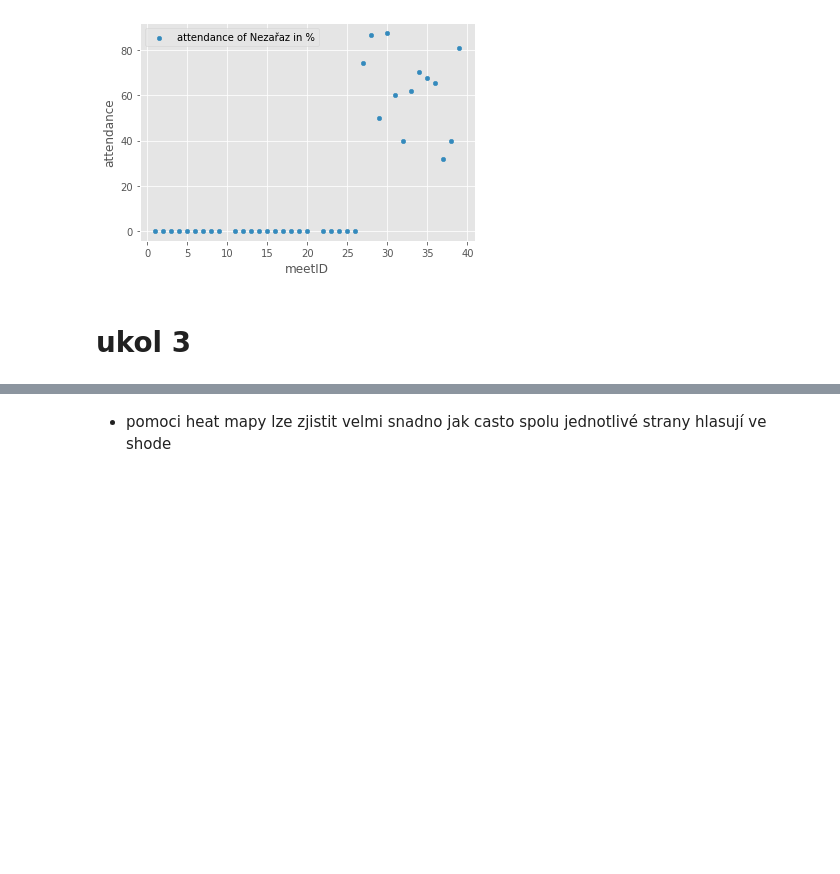
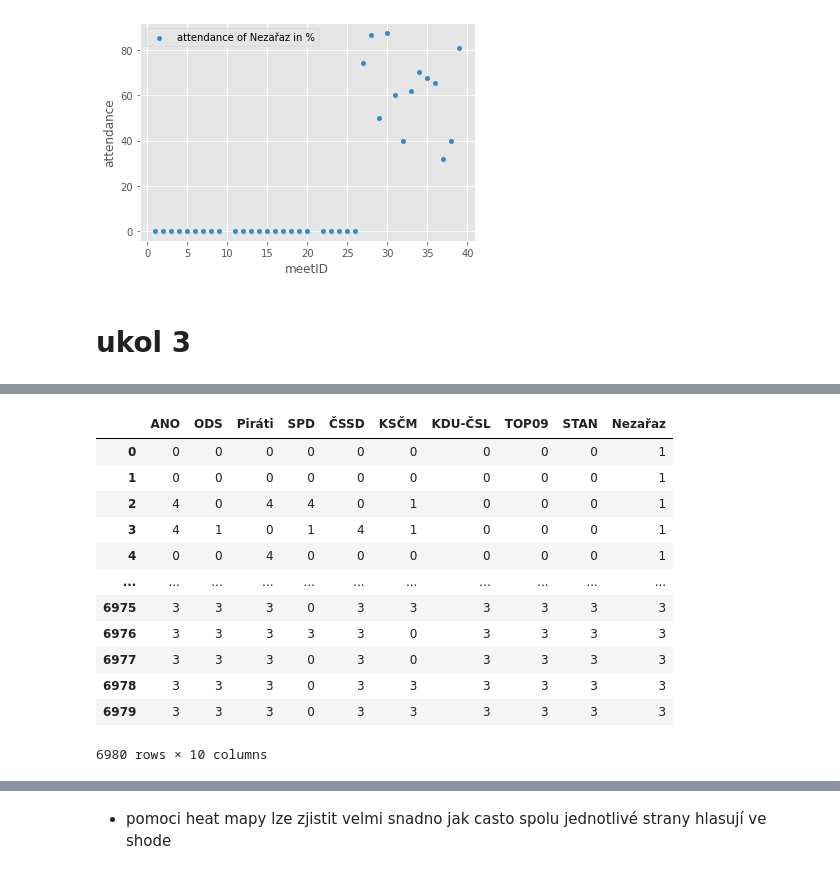
Before and after one commit to xuthang/bi-vzd, a Jupyter notebook: 01/homework_01_B201.ipynb, the cells around one changed output, grey strips where cells are left out. Cells and saved outputs as stored; diff of their text form; code cells hidden in the pictures; blank space fills up the shorter version.

```diff
--- a/01/homework_01_B201.ipynb
+++ b/01/homework_01_B201.ipynb
@@ -268,2 +281,17 @@ for party in parties:
 # %%
 corrDF = pd.DataFrame.from_dict(d)
+corrDF
+# %% [output]
+|  | ANO | ODS | Piráti | SPD | ČSSD | KSČM | KDU-ČSL | TOP09 | STAN | Nezařaz |
+| 0 | 0 | 0 | 0 | 0 | 0 | 0 | 0 | 0 | 0 | 1 |
+| 1 | 0 | 0 | 0 | 0 | 0 | 0 | 0 | 0 | 0 | 1 |
+| 2 | 4 | 0 | 4 | 4 | 0 | 1 | 0 | 0 | 0 | 1 |
+| 3 | 4 | 1 | 0 | 1 | 4 | 1 | 0 | 0 | 0 | 1 |
+| 4 | 0 | 0 | 4 | 0 | 0 | 0 | 0 | 0 | 0 | 1 |
+| ... | ... | ... | ... | ... | ... | ... | ... | ... | ... | ... |
+| 6975 | 3 | 3 | 3 | 0 | 3 | 3 | 3 | 3 | 3 | 3 |
+| 6976 | 3 | 3 | 3 | 3 | 3 | 0 | 3 | 3 | 3 | 3 |
+| 6977 | 3 | 3 | 3 | 0 | 3 | 0 | 3 | 3 | 3 | 3 |
+| 6978 | 3 | 3 | 3 | 0 | 3 | 3 | 3 | 3 | 3 | 3 |
+| 6979 | 3 | 3 | 3 | 0 | 3 | 3 | 3 | 3 | 3 | 3 |
+6980 rows × 10 columns
```
Also changed, not shown: parts of 10 cells of this notebook.
